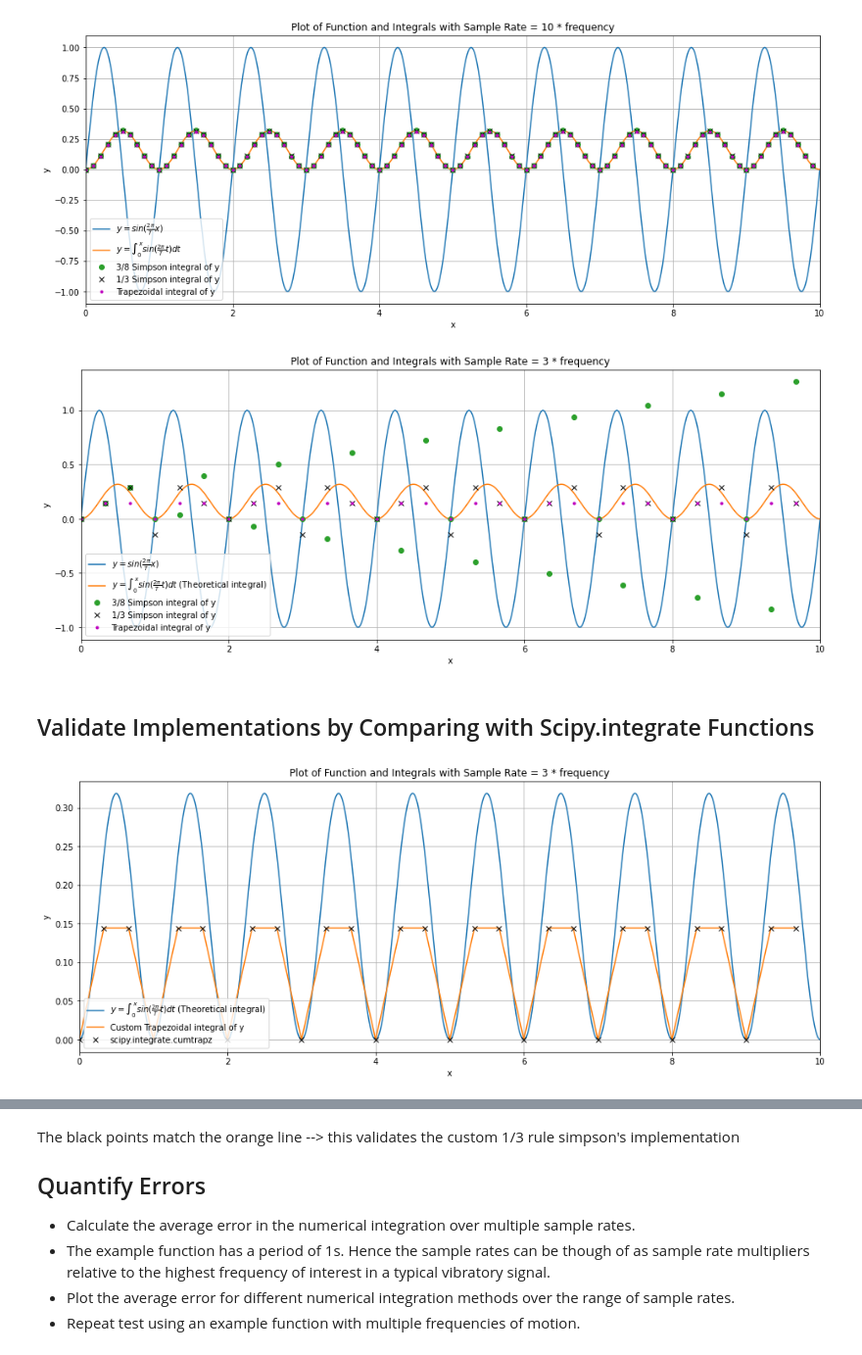
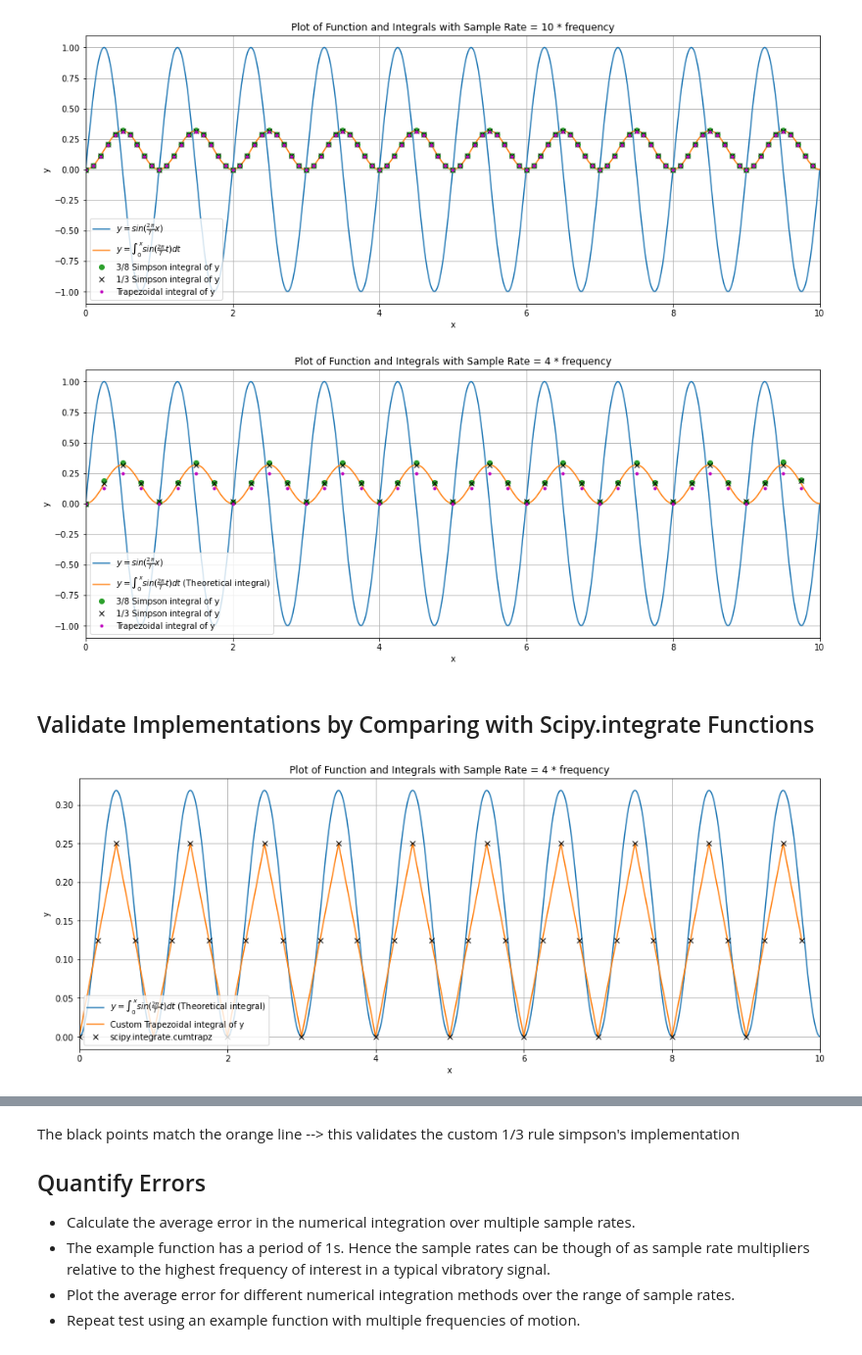
Before and after one commit to nprav/autoRS, a Jupyter notebook: experiment/Benchmark Integration Functions.ipynb, the cells around one changed output, grey strips where cells are left out. Shown at 98% size. Cells and saved outputs as stored; diff of their text form; code cells hidden in the pictures.

```diff
--- a/experiment/Benchmark Integration Functions.ipynb
+++ b/experiment/Benchmark Integration Functions.ipynb
@@ -151,26 +292,26 @@ ax.grid()
 # %% [output]
 [figure]
 # %%
-multiplier = 3
+multiplier = 4
 sample_freq_y = freq_y*multiplier
 int_t = np.arange(0, t_max, 1/sample_freq_y)
 
 simps_3_int_y = cumulative_integral_3(y(int_t), int_t, initial=0)
 simps_8_int_y = cumulative_integral_8(y(int_t), int_t, initial=0)
 trapz_int_y = cumtrapz(y(int_t), int_t, initial=0)
 
 fig, ax = plt.subplots(figsize=(16, 6))
 ax.plot(t, y(t), label=r"$y=sin(\frac{2\pi}{T} x)$")
 ax.plot(t, int_y(t), label=r"$y=\int_0^x{sin(\frac{2\pi}{T} t) dt}$ (Theoretical integral)")
 ax.plot(int_t, simps_8_int_y, 'o', label="3/8 Simpson integral of y")
 ax.plot(int_t, simps_3_int_y, 'kx', label="1/3 Simpson integral of y")
 ax.plot(int_t, trapz_int_y, 'm.', label="Trapezoidal integral of y")
 ax.set(xlabel="x", ylabel="y", xlim=(0, t_max),
        title=f"Plot of Function and Integrals with Sample Rate = {multiplier} * frequency")
 ax.legend(loc="lower left")
 ax.grid()
 # %% [output]
-[figure, old version]
+[figure, new version]
 # %% [markdown]
 ## Validate Implementations by Comparing with Scipy.integrate Functions
 # %%
@@ -187,7 +328,7 @@ ax.set(xlabel="x", ylabel="y", xlim=(0, t_max),
 ax.legend(loc="lower left")
 ax.grid()
 # %% [output]
-[figure, old version]
+[figure, new version]
 # %%
 fig, ax = plt.subplots(figsize=(16, 6))
 ax.plot(t, int_y(t), label=r"$y=\int_0^x{sin(\frac{2\pi}{T} t) dt}$ (Theoretical integral)")
```
Also changed, not shown: parts of 31 cells of this notebook, 5 other files.
